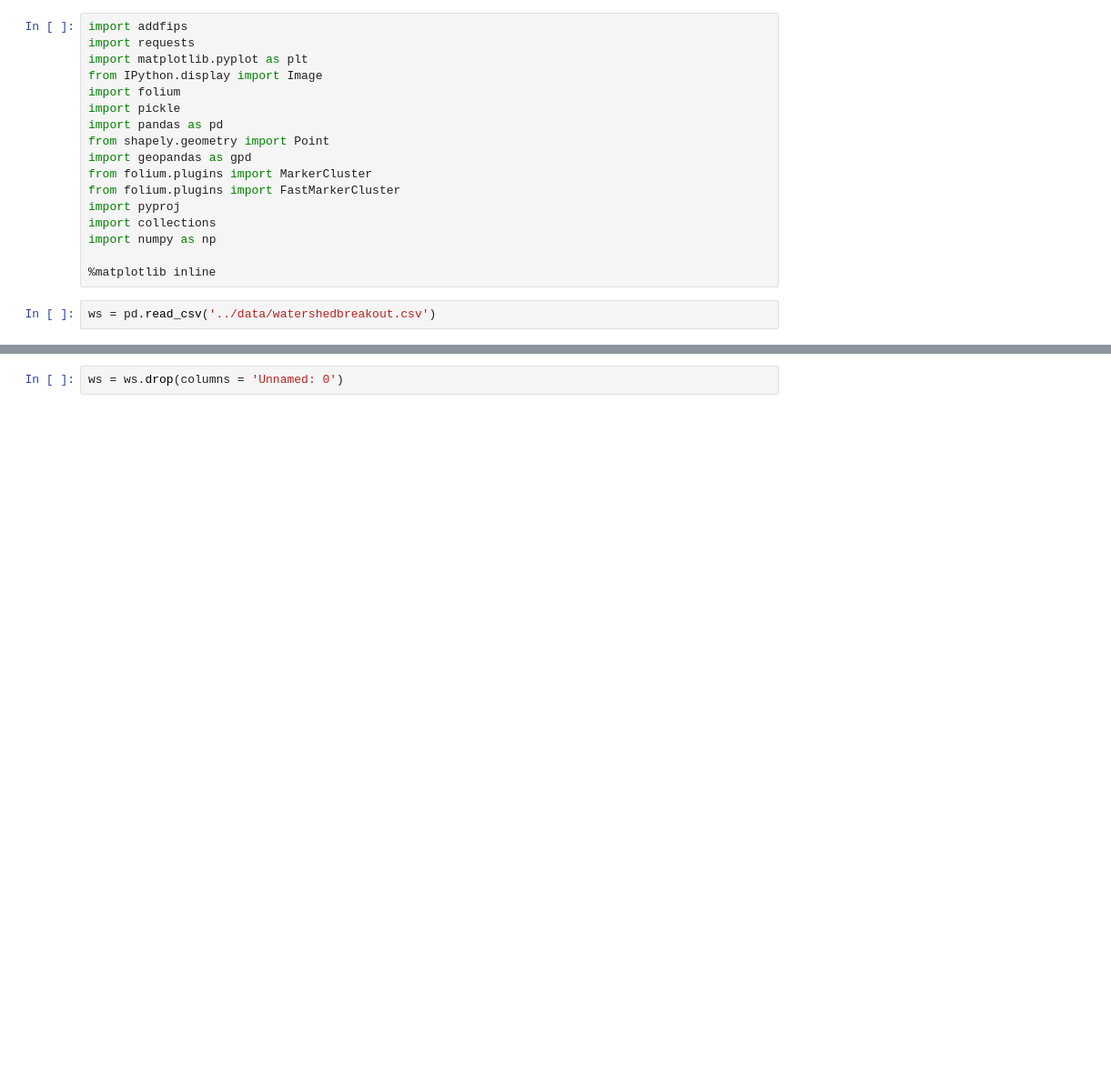
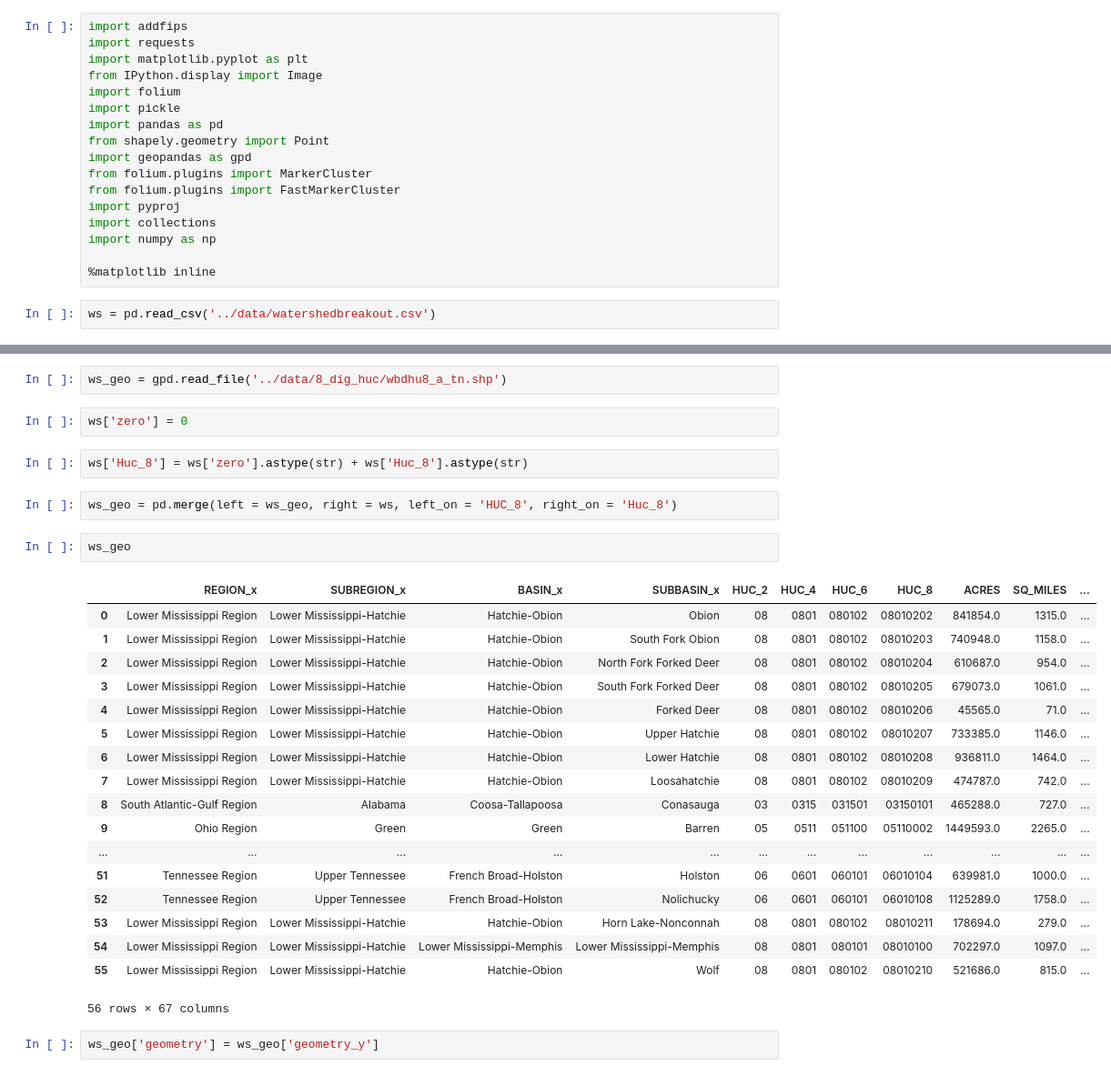
Before and after one commit to jomccall/Species-Diversity-in-Tennessee, a Jupyter notebook: notebooks/Bring in Watersheds File to make Charts.ipynb, the cells around one changed output, grey strips where cells are left out. Shown at 91% size. Drawn from its saved outputs; the diff is of its cells as text; blank space fills up the shorter version.

```diff
--- a/notebooks/Bring in Watersheds File to make Charts.ipynb
+++ b/notebooks/Bring in Watersheds File to make Charts.ipynb
@@ -30,2 +20,31 @@ ws.head()
-# %%
-ws = ws.drop(columns = 'Unnamed: 0')
+# %%
+ws_geo = gpd.read_file('../data/8_dig_huc/wbdhu8_a_tn.shp')
+# %%
+ws['zero'] = 0
+# %%
+ws['Huc_8'] = ws['zero'].astype(str) + ws['Huc_8'].astype(str)
+# %%
+ws_geo = pd.merge(left = ws_geo, right = ws, left_on = 'HUC_8', right_on = 'Huc_8')
+# %%
+ws_geo
+# %% [output]
+|  | REGION_x | SUBREGION_x | BASIN_x | SUBBASIN_x | HUC_2 | HUC_4 | HUC_6 | HUC_8 | ACRES | SQ_MILES | ... |
+| 0 | Lower Mississippi Region | Lower Mississippi-Hatchie | Hatchie-Obion | Obion | 08 | 0801 | 080102 | 08010202 | 841854.0 | 1315.0 | ... |
+| 1 | Lower Mississippi Region | Lower Mississippi-Hatchie | Hatchie-Obion | South Fork Obion | 08 | 0801 | 080102 | 08010203 | 740948.0 | 1158.0 | ... |
+| 2 | Lower Mississippi Region | Lower Mississippi-Hatchie | Hatchie-Obion | North Fork Forked Deer | 08 | 0801 | 080102 | 08010204 | 610687.0 | 954.0 | ... |
+| 3 | Lower Mississippi Region | Lower Mississippi-Hatchie | Hatchie-Obion | South Fork Forked Deer | 08 | 0801 | 080102 | 08010205 | 679073.0 | 1061.0 | ... |
+| 4 | Lower Mississippi Region | Lower Mississippi-Hatchie | Hatchie-Obion | Forked Deer | 08 | 0801 | 080102 | 08010206 | 45565.0 | 71.0 | ... |
+| 5 | Lower Mississippi Region | Lower Mississippi-Hatchie | Hatchie-Obion | Upper Hatchie | 08 | 0801 | 080102 | 08010207 | 733385.0 | 1146.0 | ... |
+| 6 | Lower Mississippi Region | Lower Mississippi-Hatchie | Hatchie-Obion | Lower Hatchie | 08 | 0801 | 080102 | 08010208 | 936811.0 | 1464.0 | ... |
+| 7 | Lower Mississippi Region | Lower Mississippi-Hatchie | Hatchie-Obion | Loosahatchie | 08 | 0801 | 080102 | 08010209 | 474787.0 | 742.0 | ... |
+| 8 | South Atlantic-Gulf Region | Alabama | Coosa-Tallapoosa | Conasauga | 03 | 0315 | 031501 | 03150101 | 465288.0 | 727.0 | ... |
+| 9 | Ohio Region | Green | Green | Barren | 05 | 0511 | 051100 | 05110002 | 1449593.0 | 2265.0 | ... |
+| ... | ... | ... | ... | ... | ... | ... | ... | ... | ... | ... | ... |
+| 51 | Tennessee Region | Upper Tennessee | French Broad-Holston | Holston | 06 | 0601 | 060101 | 06010104 | 639981.0 | 1000.0 | ... |
+| 52 | Tennessee Region | Upper Tennessee | French Broad-Holston | Nolichucky | 06 | 0601 | 060101 | 06010108 | 1125289.0 | 1758.0 | ... |
+| 53 | Lower Mississippi Region | Lower Mississippi-Hatchie | Hatchie-Obion | Horn Lake-Nonconnah | 08 | 0801 | 080102 | 08010211 | 178694.0 | 279.0 | ... |
+| 54 | Lower Mississippi Region | Lower Mississippi-Hatchie | Lower Mississippi-Memphis | Lower Mississippi-Memphis | 08 | 0801 | 080101 | 08010100 | 702297.0 | 1097.0 | ... |
+| 55 | Lower Mississippi Region | Lower Mississippi-Hatchie | Hatchie-Obion | Wolf | 08 | 0801 | 080102 | 08010210 | 521686.0 | 815.0 | ... |
+56 rows × 67 columns
+# %%
+ws_geo['geometry'] = ws_geo['geometry_y']
```
Also changed, not shown: parts of 3 cells of this notebook, 2 other files.
